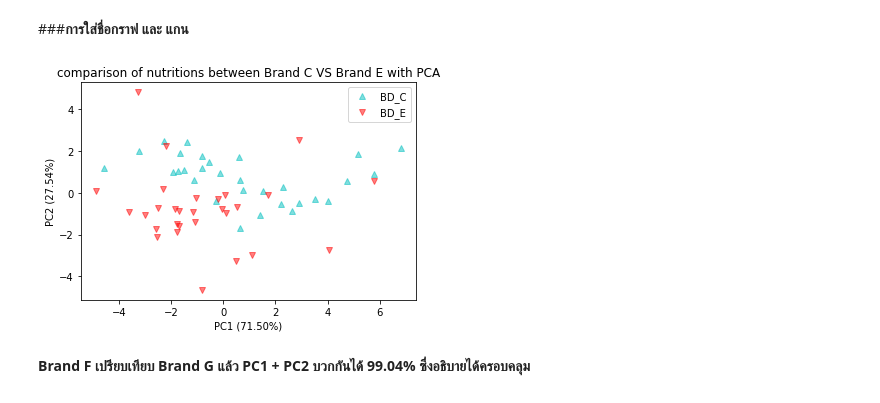
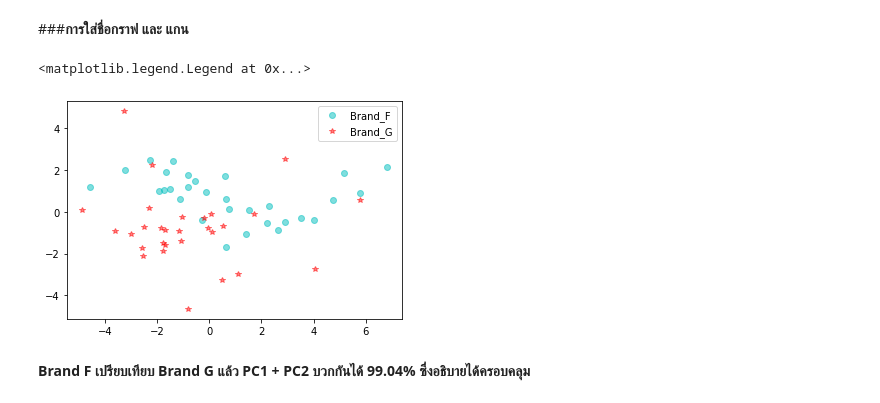
Before and after one commit to chuangchai159/multivariate, a Jupyter notebook: exam01.ipynb, the cells around one changed output. Drawn from its saved outputs; the diff is of its cells as text; code cells hidden in the pictures.

```diff
--- a/exam01.ipynb
+++ b/exam01.ipynb
@@ -612,6 +612,6 @@ plt.scatter(new_pca2[:,0],new_pca2[:,1],c = bb['brand'],alpha=0.5)
 <matplotlib.collections.PathCollection at 0x...>
 [figure]
 # %%
-BrandC_pca = pca.transform(bb[bb['brand']==5].iloc[:,1:].to_numpy())
-BrandE_pca = pca.transform(bb[bb['brand']==6].iloc[:,1:].to_numpy())
+BrandF_pca = pca.transform(bb[bb['brand']==5].iloc[:,1:].to_numpy())
+BrandG_pca = pca.transform(bb[bb['brand']==6].iloc[:,1:].to_numpy())
 # %%
@@ -630,13 +630,11 @@ array([0.71508588, 0.27547104])
 # %% [markdown]
 ###**การใส่ชื่อกราฟ และ แกน**
 # %%
-plt.plot(BrandC_pca[:,0],BrandC_pca[:,1],'^c',alpha=0.5,label='BD_C')
-plt.plot(BrandE_pca[:,0],BrandE_pca[:,1],'vr',alpha=0.5,label='BD_E')
+plt.plot(BrandF_pca[:,0],BrandC_pca[:,1],'oc',alpha=0.5,label='Brand_F')
+plt.plot(BrandG_pca[:,0],BrandE_pca[:,1],'*r',alpha=0.5,label='Brand_G')
 plt.legend()
-plt.title('comparison of nutritions between Brand C VS Brand E with PCA') #ตั้งชื่อกราฟ
-plt.xlabel('PC1 (71.50%)') #แกน X
-plt.ylabel('PC2 (27.54%)'); #แกน Y
 # %% [output]
+<matplotlib.legend.Legend at 0x...>
-[figure, old version]
+[figure, new version]
 # %% [markdown]
 **Brand F เปรียบเทียบ Brand G แล้ว PC1 + PC2 บวกกันได้ 99.04% ซึ่งอธิบายได้ครอบคลุม**
```
Also changed, not shown: parts of 1 cell of this notebook.
